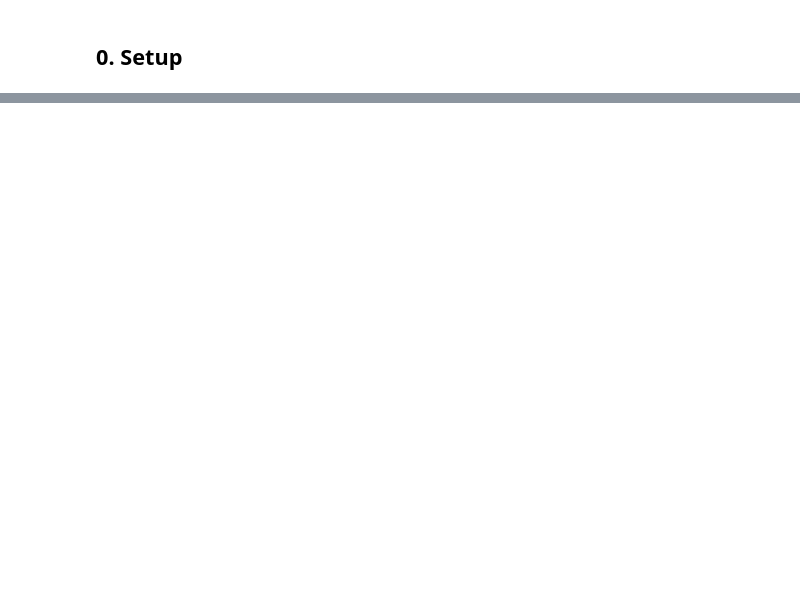
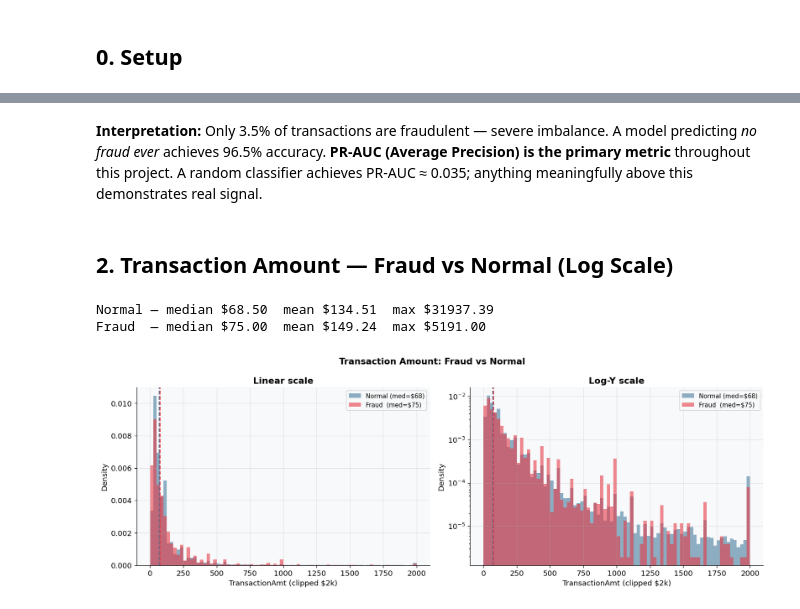
Before and after one commit to semerciogluemre/financial-anomaly-detection, a Jupyter notebook: fraud-detection/notebooks/eda.ipynb, the cells around one changed output, grey strips where cells are left out. Saved outputs shown, nothing was run; the diff lists cells and outputs as text; code cells hidden in the pictures; blank space fills up the shorter version.

```diff
--- a/fraud-detection/notebooks/eda.ipynb
+++ b/fraud-detection/notebooks/eda.ipynb
@@ -370,20 +9,0 @@ V143     86.2
-# %%
-top_null = null_pct.head(30)
-
-fig, ax = plt.subplots(figsize=(14, 5))
-ax.bar(range(len(top_null)),
-       top_null.values,
-       color=['#E63946' if v > 50 else '#457B9D' for v in top_null.values],
-       edgecolor='white', linewidth=0.3, alpha=0.85)
-ax.set_xticks(range(len(top_null)))
-ax.set_xticklabels(top_null.index, rotation=45, ha='right', fontsize=8)
-ax.axhline(50, color='#F4A261', linestyle='--', linewidth=1.5, label='50% null threshold')
-ax.set_ylabel('Null percentage (%)')
-ax.set_title('Top 30 Columns by Null Rate (10k sample)', fontweight='bold')
-ax.legend(); ax.grid(True, axis='y', alpha=0.3)
-plt.tight_layout()
-plt.savefig('../outputs/eda_missing_values.png', bbox_inches='tight')
-plt.show()
-print("\nV-features have highly variable null rates — they encode Vesta-specific signals")
-print("not always present. Our engineered features (velocity, z-score, device risk)")
-print("are computed from complete columns and are null-robust by design.")
@@ -480,0 +81,39 @@ These findings directly informed every modelling decision in the pipeline.
+# %% [markdown]
+**Interpretation:** Only 3.5% of transactions are fraudulent — severe imbalance.
+A model predicting *no fraud ever* achieves 96.5% accuracy. **PR-AUC (Average Precision) is the
+primary metric** throughout this project. A random classifier achieves PR-AUC ≈ 0.035;
+anything meaningfully above this demonstrates real signal.
+# %% [markdown]
+## 2. Transaction Amount — Fraud vs Normal (Log Scale)
+# %%
+
+amt = sql('SELECT TransactionAmt, isFraud FROM transactions WHERE TransactionAmt IS NOT NULL')
+amt_n = amt[amt.isFraud==0]['TransactionAmt']
+amt_f = amt[amt.isFraud==1]['TransactionAmt']
+
+print(f"Normal — median ${amt_n.median():.2f}  mean ${amt_n.mean():.2f}  max ${amt_n.max():.2f}")
+print(f"Fraud  — median ${amt_f.median():.2f}  mean ${amt_f.mean():.2f}  max ${amt_f.max():.2f}")
+
+fig, axes = plt.subplots(1, 2, figsize=(14, 5))
+for ax, log, title in zip(axes, [False, True], ['Linear scale', 'Log-Y scale']):
+    ax.hist(amt_n.clip(upper=2000), bins=80, color=PAL['Normal'],
+            alpha=0.6, label=f"Normal (med=${amt_n.median():.0f})", density=True)
+    ax.hist(amt_f.clip(upper=2000), bins=80, color=PAL['Fraud'],
+            alpha=0.6, label=f"Fraud  (med=${amt_f.median():.0f})", density=True)
+    for val, col in [(amt_n.median(), PAL['Normal']), (amt_f.median(), PAL['Fraud'])]:
+        ax.axvline(val, color=col, linestyle='--', linewidth=1.5)
+    if log: ax.set_yscale('log')
+    ax.set_xlabel('TransactionAmt (clipped $2k)')
+    ax.set_ylabel('Density')
+    ax.set_title(title, fontweight='bold')
+    ax.legend(fontsize=9)
+    ax.grid(True, alpha=0.3)
+
+plt.suptitle('Transaction Amount: Fraud vs Normal', fontsize=13, fontweight='bold')
+plt.tight_layout()
+plt.savefig('../outputs/eda_amount_distribution.png', bbox_inches='tight')
+plt.show()
+# %% [output]
+Normal — median $68.50  mean $134.51  max $31937.39
+Fraud  — median $75.00  mean $149.24  max $5191.00
+[figure, added]
```
Also changed, not shown: parts of 48 cells of this notebook, 8 other files.
